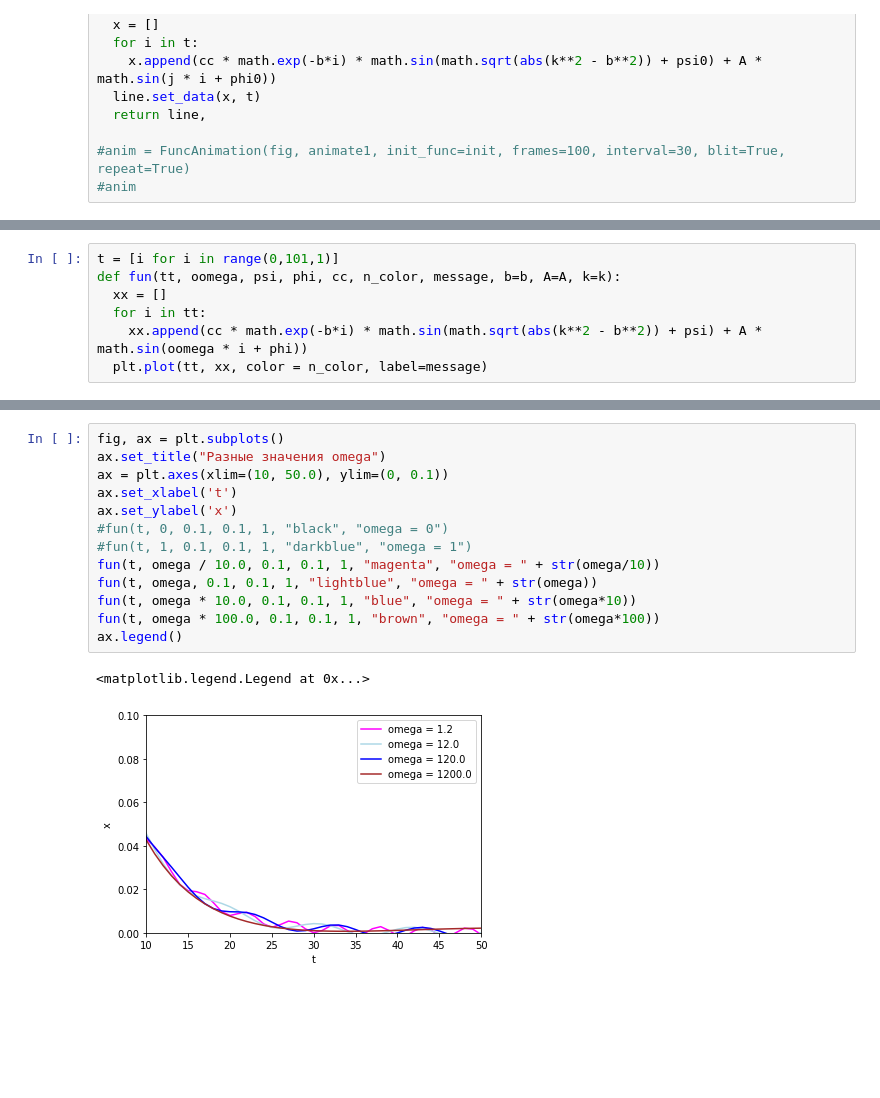
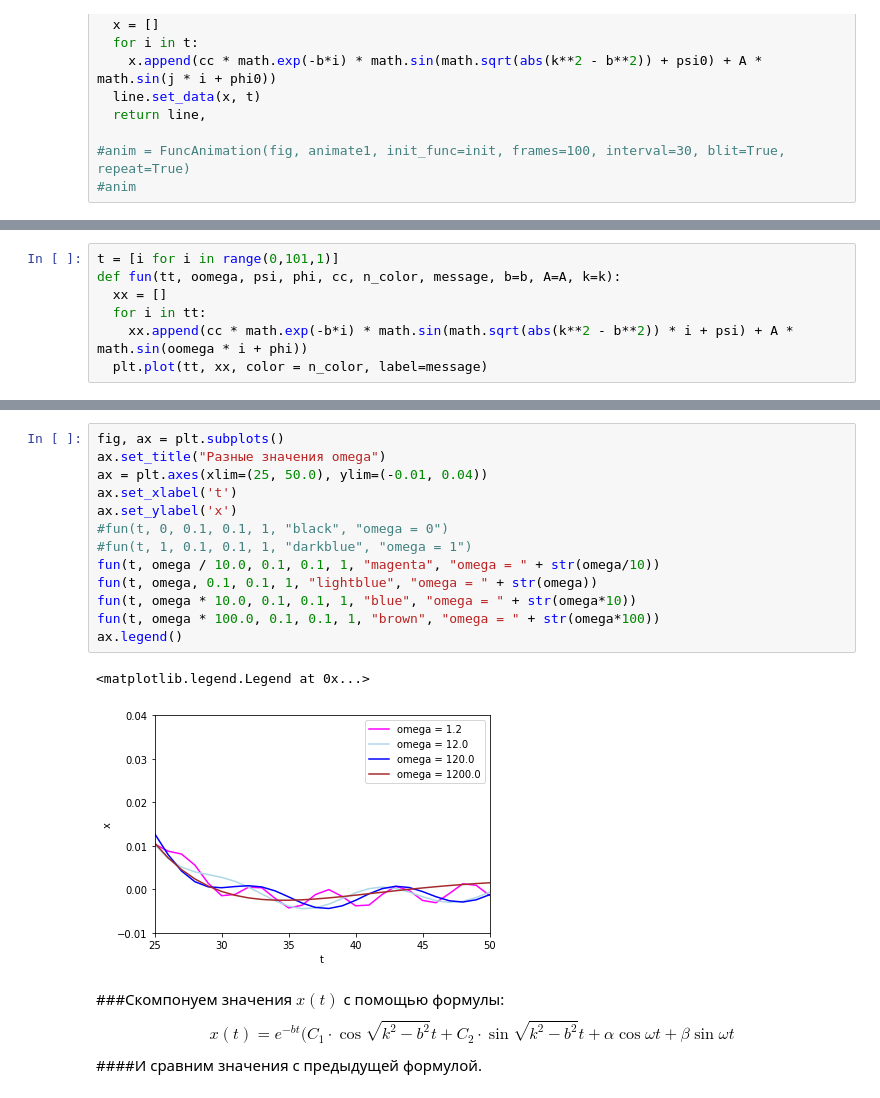
Before and after one commit to Viktory4121/Math_modeling, a Jupyter notebook: ИДЗ2.ipynb, the cells around one changed output, grey strips where cells are left out. Drawn from its saved outputs; the diff is of its cells as text; blank space fills up the shorter version.

```diff
--- a/ИДЗ2.ipynb
+++ b/ИДЗ2.ipynb
@@ -155,7 +159,7 @@ t = [i for i in range(0,101,1)]
 def fun(tt, oomega, psi, phi, cc, n_color, message, b=b, A=A, k=k):
   xx = []
   for i in tt:
-    xx.append(cc * math.exp(-b*i) * math.sin(math.sqrt(abs(k**2 - b**2)) + psi) + A * math.sin(oomega * i + phi))
+    xx.append(cc * math.exp(-b*i) * math.sin(math.sqrt(abs(k**2 - b**2)) * i + psi) + A * math.sin(oomega * i + phi))
   plt.plot(tt, xx, color = n_color, label=message)
 # %%
 fig, ax = plt.subplots()
@@ -200,16 +204,20 @@ ax.legend()
 # %%
 fig, ax = plt.subplots()
 ax.set_title("Разные значения omega")
-ax = plt.axes(xlim=(10, 50.0), ylim=(0, 0.1))
+ax = plt.axes(xlim=(25, 50.0), ylim=(-0.01, 0.04))
 ax.set_xlabel('t')
 ax.set_ylabel('x')
 #fun(t, 0, 0.1, 0.1, 1, "black", "omega = 0")
 #fun(t, 1, 0.1, 0.1, 1, "darkblue", "omega = 1")
 fun(t, omega / 10.0, 0.1, 0.1, 1, "magenta", "omega = " + str(omega/10))
 fun(t, omega, 0.1, 0.1, 1, "lightblue", "omega = " + str(omega))
 fun(t, omega * 10.0, 0.1, 0.1, 1, "blue", "omega = " + str(omega*10))
 fun(t, omega * 100.0, 0.1, 0.1, 1, "brown", "omega = " + str(omega*100))
 ax.legend()
 # %% [output]
 <matplotlib.legend.Legend at 0x...>
-[figure, old version]
+[figure, new version]
+# %% [markdown]
+###Скомпонуем значения $x(t)$ с помощью формулы:
+$$x(t)=e^{-bt} (C_1 \cdot \cos{\sqrt{k^2 - b^2}t} + C_2 \cdot \sin{\sqrt{k^2 - b^2}t} + \alpha \cos{\omega t} + \beta \sin{\omega t}$$
+####И сравним значения с предыдущей формулой.
```
Also changed, not shown: parts of 6 cells of this notebook.
